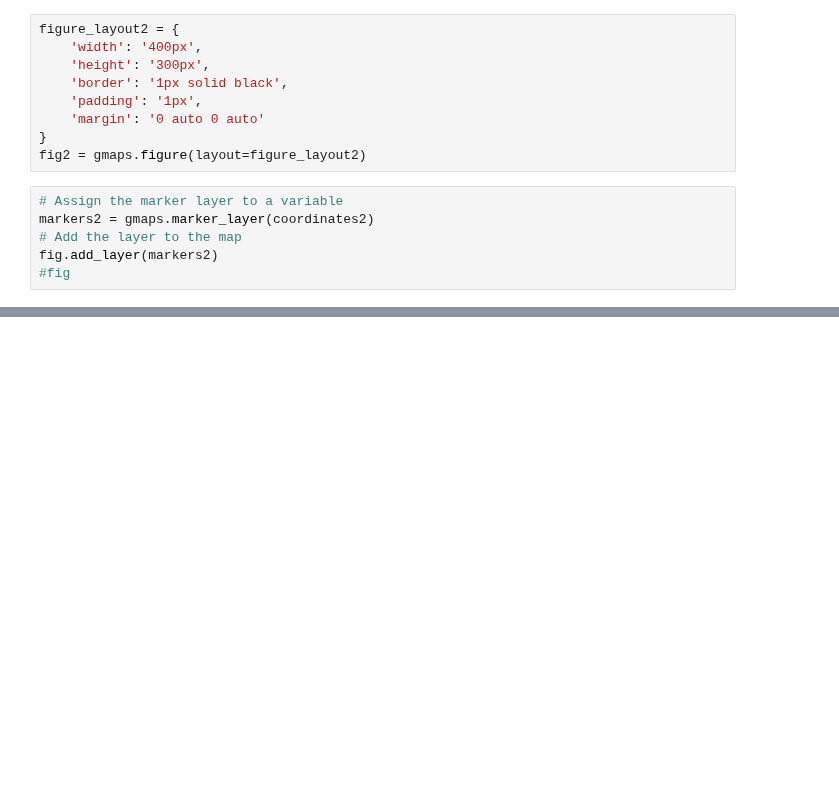
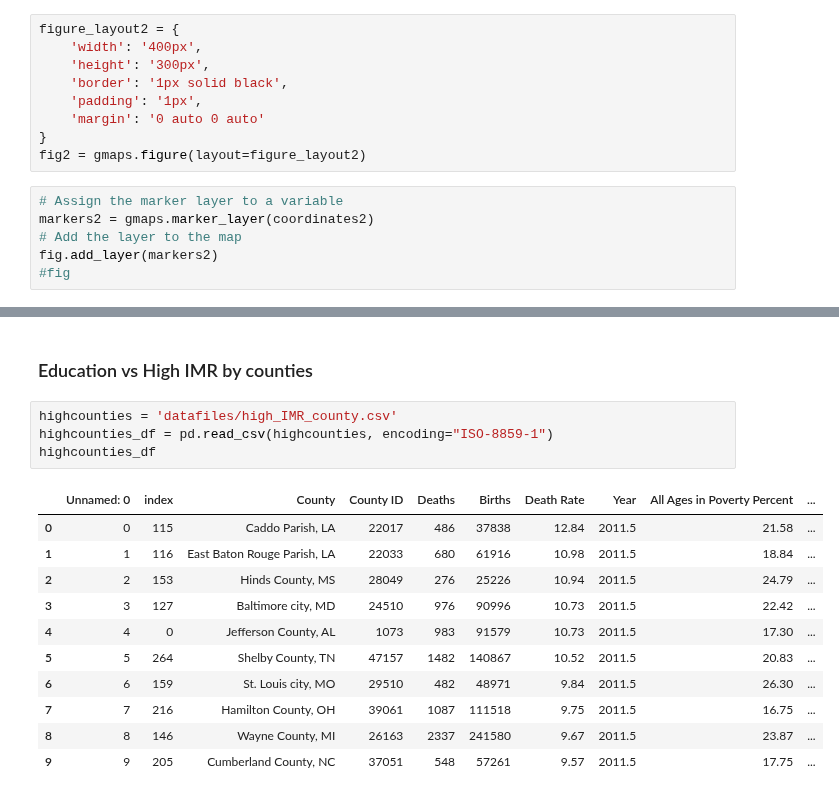
Before and after one commit to jasminajovanovic/IMR, a Jupyter notebook: IMR_by_education.ipynb, the cells around one changed output, grey strips where cells are left out. Drawn from its saved outputs; the diff is of its cells as text; blank space fills up the shorter version.

```diff
--- a/IMR_by_education.ipynb
+++ b/IMR_by_education.ipynb
@@ -434,3 +434,21 @@ fig.add_layer(markers2)
 fig
 # %% [output]
 [interactive output not drawn]
+# %% [markdown]
+### Education vs High IMR by counties
+# %%
+highcounties = 'datafiles/high_IMR_county.csv'
+highcounties_df = pd.read_csv(highcounties, encoding="ISO-8859-1")
+highcounties_df
+# %% [output]
+|  | Unnamed: 0 | index | County | County ID | Deaths | Births | Death Rate | Year | All Ages in Poverty Percent | ... |
+| 0 | 0 | 115 | Caddo Parish, LA | 22017 | 486 | 37838 | 12.84 | 2011.5 | 21.58 | ... |
+| 1 | 1 | 116 | East Baton Rouge Parish, LA | 22033 | 680 | 61916 | 10.98 | 2011.5 | 18.84 | ... |
+| 2 | 2 | 153 | Hinds County, MS | 28049 | 276 | 25226 | 10.94 | 2011.5 | 24.79 | ... |
+| 3 | 3 | 127 | Baltimore city, MD | 24510 | 976 | 90996 | 10.73 | 2011.5 | 22.42 | ... |
+| 4 | 4 | 0 | Jefferson County, AL | 1073 | 983 | 91579 | 10.73 | 2011.5 | 17.30 | ... |
+| 5 | 5 | 264 | Shelby County, TN | 47157 | 1482 | 140867 | 10.52 | 2011.5 | 20.83 | ... |
+| 6 | 6 | 159 | St. Louis city, MO | 29510 | 482 | 48971 | 9.84 | 2011.5 | 26.30 | ... |
+| 7 | 7 | 216 | Hamilton County, OH | 39061 | 1087 | 111518 | 9.75 | 2011.5 | 16.75 | ... |
+| 8 | 8 | 146 | Wayne County, MI | 26163 | 2337 | 241580 | 9.67 | 2011.5 | 23.87 | ... |
+| 9 | 9 | 205 | Cumberland County, NC | 37051 | 548 | 57261 | 9.57 | 2011.5 | 17.75 | ... |
```
Also changed, not shown: parts of 16 cells of this notebook, 16 other files.
